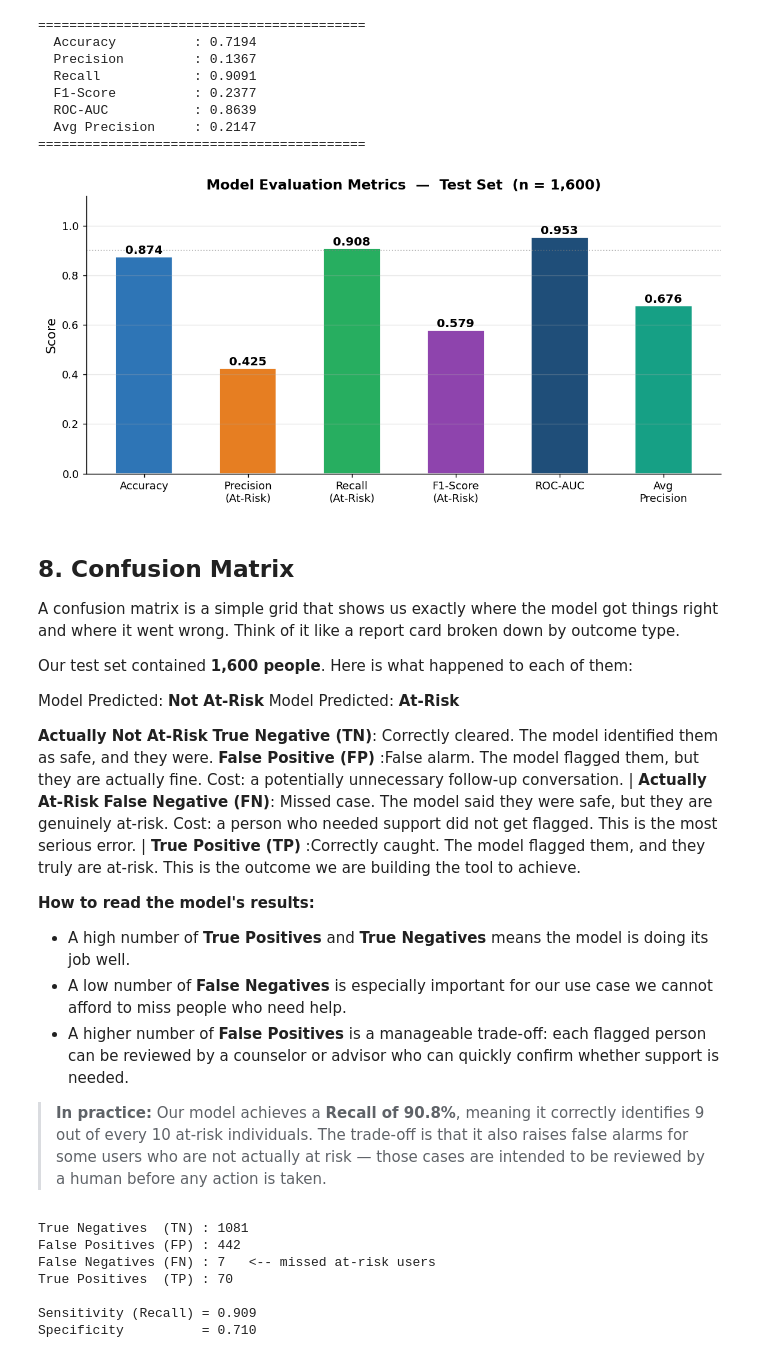
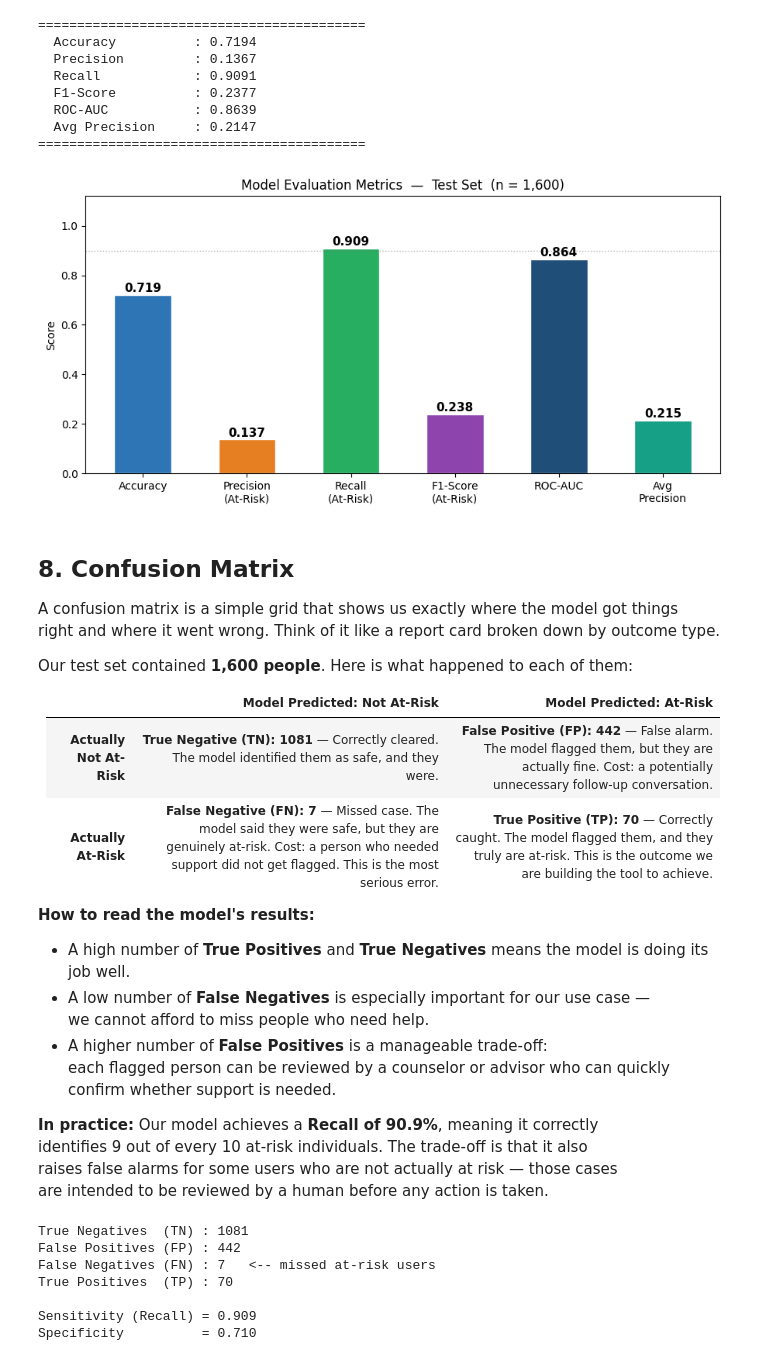
Before and after one commit to krishi-kakkar-19/A-Machine-Learning-Approach-to-Predict-Mental-Health-from-Social-Media-Usage, a Jupyter notebook: I310D_Final_Project.ipynb, the cells around one changed output. Cells and saved outputs as stored; diff of their text form; code cells hidden in the pictures.

```diff
--- a/I310D_Final_Project.ipynb
+++ b/I310D_Final_Project.ipynb
@@ -630,7 +657,7 @@ The `balanced` weight setting automatically adjusts class penalties inversely pr
 to class frequencies — essential here since only ~9.5% of samples are positive.
 # %%
 model = LogisticRegression(
-    C=0.1,                    # best regularization from CV
+    C=0.01,                    # best regularization from CV
     class_weight='balanced',  # compensate for class imbalance
     solver='lbfgs',           # efficient for small/medium datasets
     max_iter=1000,
@@ -716,27 +743,26 @@ print('=' * 42)
 # %%
 # Visual metrics summary
 metric_labels  = ['Accuracy', 'Precision\n(At-Risk)', 'Recall\n(At-Risk)',
                    'F1-Score\n(At-Risk)', 'ROC-AUC', 'Avg\nPrecision']
-metric_vals = [0.8738, 0.4251, 0.9085,
-               0.5792, 0.9527, 0.6763]
+metric_vals = [acc, prec, rec, f1, auc, ap]
 bar_colors = ['#2E75B6','#E67E22','#27AE60','#8E44AD','#1F4E79','#16A085']
 
 fig, ax = plt.subplots(figsize=(9, 4.5))
 bars = ax.bar(metric_labels, metric_vals, color=bar_colors,
               edgecolor='white', width=0.55)
 for bar, val in zip(bars, metric_vals):
     ax.text(bar.get_x()+bar.get_width()/2,
             bar.get_height()+0.012,
             f'{val:.3f}', ha='center', fontsize=11, fontweight='bold')
 ax.set_ylim(0, 1.12)
 ax.set_ylabel('Score')
 ax.set_title('Model Evaluation Metrics  —  Test Set  (n = 1,600)')
 ax.axhline(0.9, color='gray', linestyle=':', linewidth=1, alpha=0.6)
 ax.grid(axis='x', alpha=0)
 plt.tight_layout()
 plt.show()
 # %% [output]
-[figure, old version]
+[figure, new version]
 # %% [markdown]
 ## 8. Confusion Matrix
 
@@ -745,23 +771,24 @@ right and where it went wrong. Think of it like a report card broken down by out
 
 Our test set contained **1,600 people**. Here is what happened to each of them:
 
- Model Predicted: **Not At-Risk** Model Predicted: **At-Risk**
-
- **Actually Not At-Risk**  **True Negative (TN)**: Correctly cleared. The model identified them as safe, and they were.  **False Positive (FP)** :False alarm. The model flagged them, but they are actually fine. Cost: a potentially unnecessary follow-up conversation. |
- **Actually At-Risk**  **False Negative (FN)**: Missed case. The model said they were safe, but they are genuinely at-risk. Cost: a person who needed support did not get flagged. This is the most serious error. |  **True Positive (TP)** :Correctly caught. The model flagged them, and they truly are at-risk. This is the outcome we are building the tool to achieve.
+|                          | **Model Predicted: Not At-Risk** | **Model Predicted: At-Risk** |
+|--------------------------|----------------------------------|------------------------------|
+| **Actually Not At-Risk** | **True Negative (TN): 1081** — Correctly cleared. The model identified them as safe, and they were. | **False Positive (FP): 442** — False alarm. The model flagged them, but they are actually fine. Cost: a potentially unnecessary follow-up conversation. |
+| **Actually At-Risk**     | **False Negative (FN): 7** — Missed case. The model said they were safe, but they are genuinely at-risk. Cost: a person who needed support did not get flagged. This is the most serious error. | **True Positive (TP): 70** — Correctly caught. The model flagged them, and they truly are at-risk. This is the outcome we are building the tool to achieve. |
 
 **How to read the model's results:**
+
 - A high number of **True Positives** and **True Negatives** means the model is doing its job well.
-- A low number of **False Negatives** is especially important for our use case
+- A low number of **False Negatives** is especially important for our use case —
   we cannot afford to miss people who need help.
 - A higher number of **False Positives** is a manageable trade-off:
   each flagged person can be reviewed by a counselor or advisor who can quickly
   confirm whether support is needed.
 
-> **In practice:** Our model achieves a **Recall of 90.8%**, meaning it correctly
-> identifies 9 out of every 10 at-risk individuals. The trade-off is that it also
-> raises false alarms for some users who are not actually at risk — those cases
-> are intended to be reviewed by a human before any action is taken.
+**In practice:** Our model achieves a **Recall of 90.9%**, meaning it correctly
+identifies 9 out of every 10 at-risk individuals. The trade-off is that it also
+raises false alarms for some users who are not actually at risk — those cases
+are intended to be reviewed by a human before any action is taken.
 # %%
 cm = confusion_matrix(y_test, y_pred)
 TN, FP, FN, TP = cm.ravel()
```
Also changed, not shown: parts of 19 cells of this notebook.
